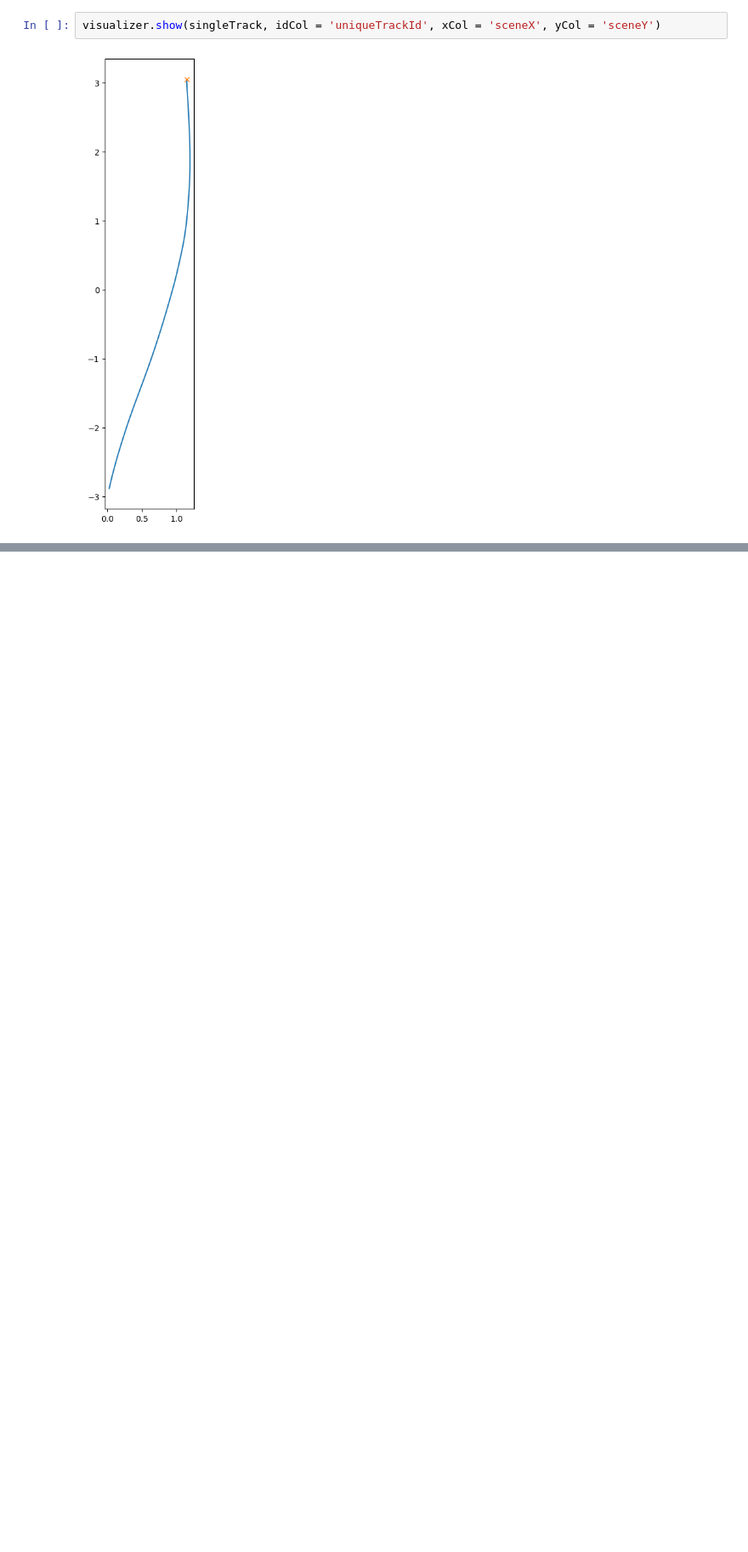
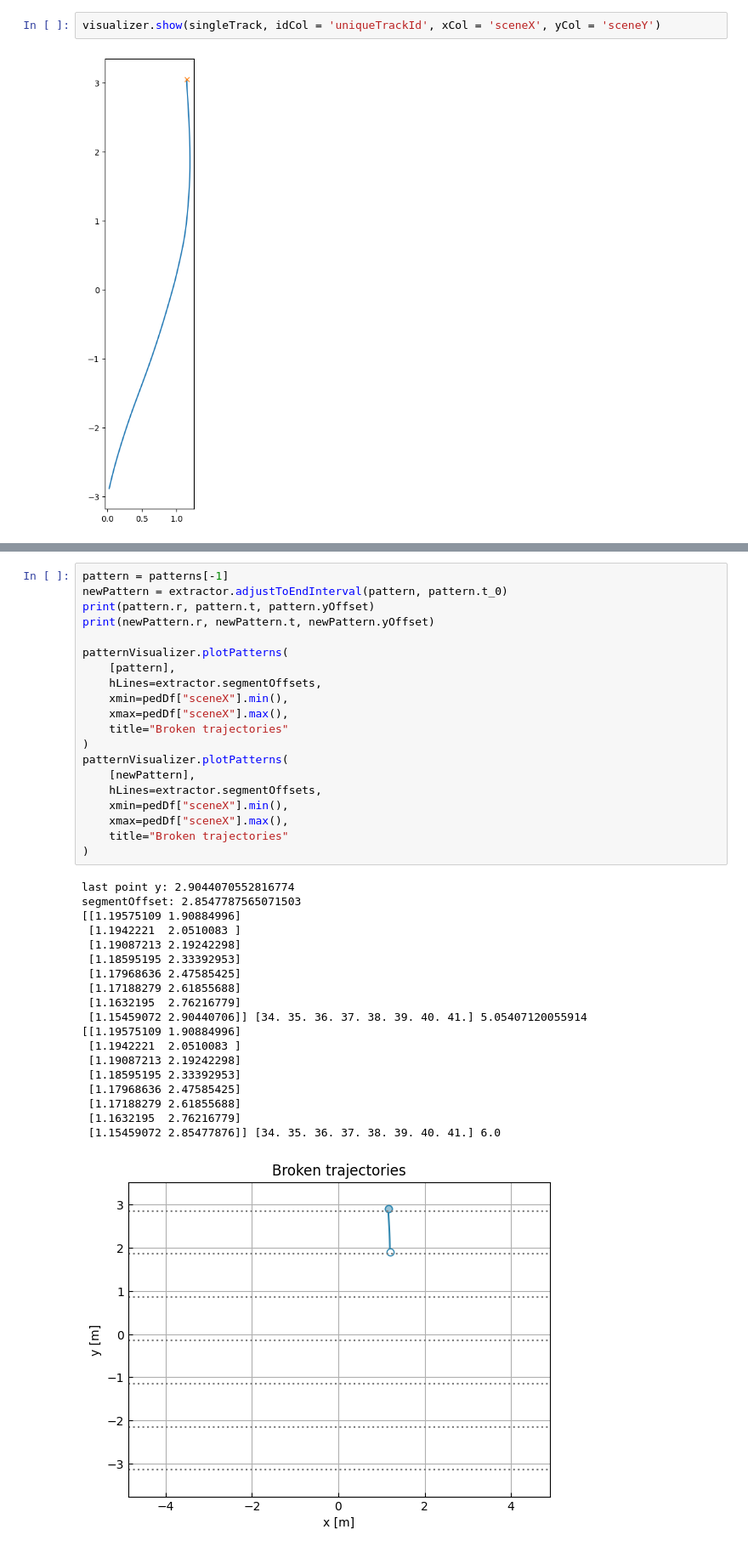
Before and after one commit to adhocmaster/diverging-trajectories, a Jupyter notebook: src/notebooks/break-by-y-axis.ipynb, the cells around one changed output, grey strips where cells are left out. Shown at 85% size. Cells and saved outputs as stored; diff of their text form; blank space fills up the shorter version.

```diff
--- a/src/notebooks/break-by-y-axis.ipynb
+++ b/src/notebooks/break-by-y-axis.ipynb
@@ -131,0 +172,40 @@ singleTrack.head()
+# %%
+pattern = patterns[-1]
+newPattern = extractor.adjustToEndInterval(pattern, pattern.t_0)
+print(pattern.r, pattern.t, pattern.yOffset)
+print(newPattern.r, newPattern.t, newPattern.yOffset)
+
+patternVisualizer.plotPatterns(
+    [pattern],
+    hLines=extractor.segmentOffsets,
+    xmin=pedDf["sceneX"].min(),
+    xmax=pedDf["sceneX"].max(),
+    title="Broken trajectories"
+)
+patternVisualizer.plotPatterns(
+    [newPattern],
+    hLines=extractor.segmentOffsets,
+    xmin=pedDf["sceneX"].min(),
+    xmax=pedDf["sceneX"].max(),
+    title="Broken trajectories"
+)
+# %% [output]
+last point y: 2.9044070552816774
+segmentOffset: 2.8547787565071503
+[[1.19575109 1.90884996]
+ [1.1942221  2.0510083 ]
+ [1.19087213 2.19242298]
+ [1.18595195 2.33392953]
+ [1.17968636 2.47585425]
+ [1.17188279 2.61855688]
+ [1.1632195  2.76216779]
+ [1.15459072 2.90440706]] [34. 35. 36. 37. 38. 39. 40. 41.] 5.05407120055914
+[[1.19575109 1.90884996]
+ [1.1942221  2.0510083 ]
+ [1.19087213 2.19242298]
+ [1.18595195 2.33392953]
+ [1.17968636 2.47585425]
+ [1.17188279 2.61855688]
+ [1.1632195  2.76216779]
+ [1.15459072 2.85477876]] [34. 35. 36. 37. 38. 39. 40. 41.] 6.0
+[figure, added]
```
Also changed, not shown: parts of 7 cells of this notebook, 3 other files.
